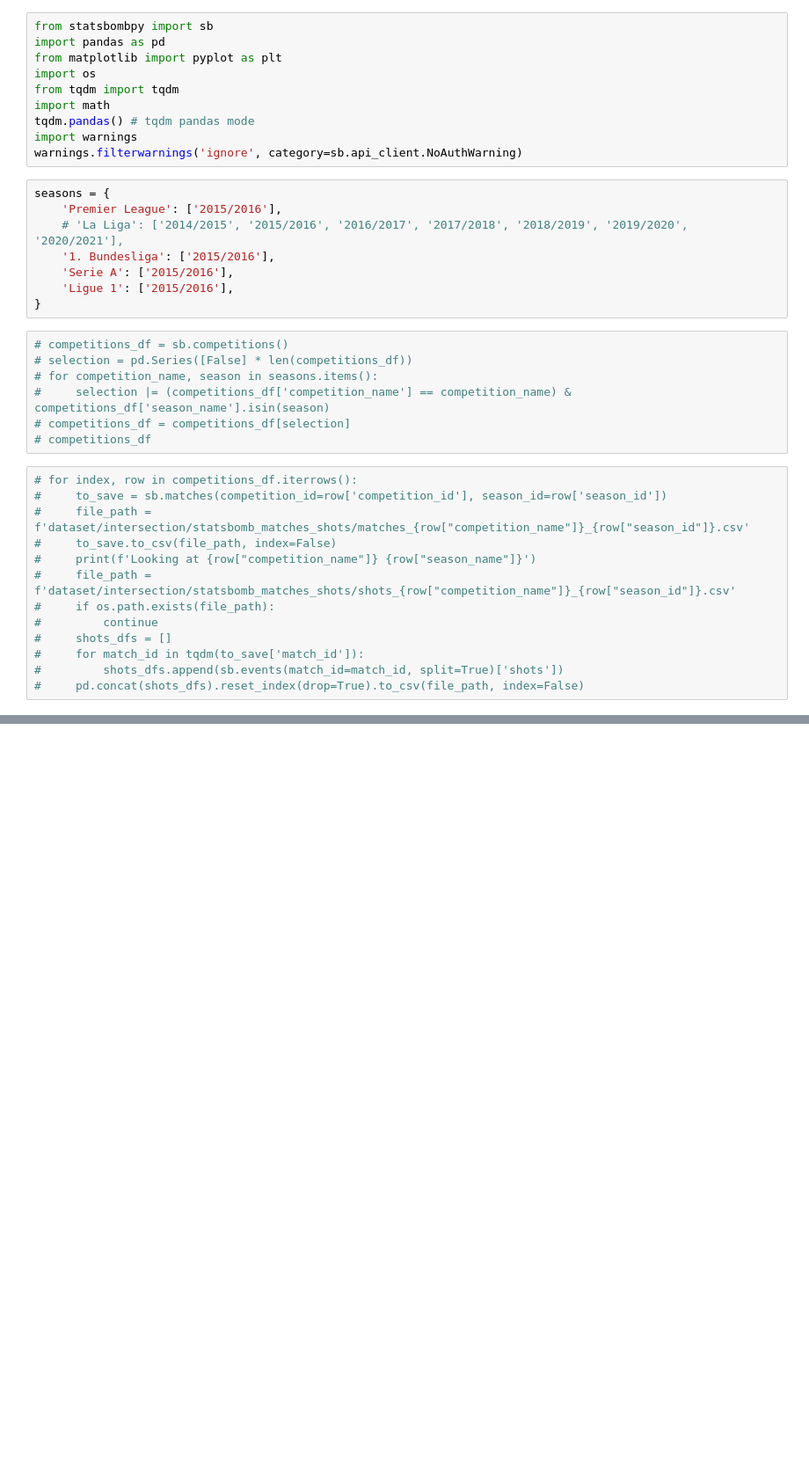
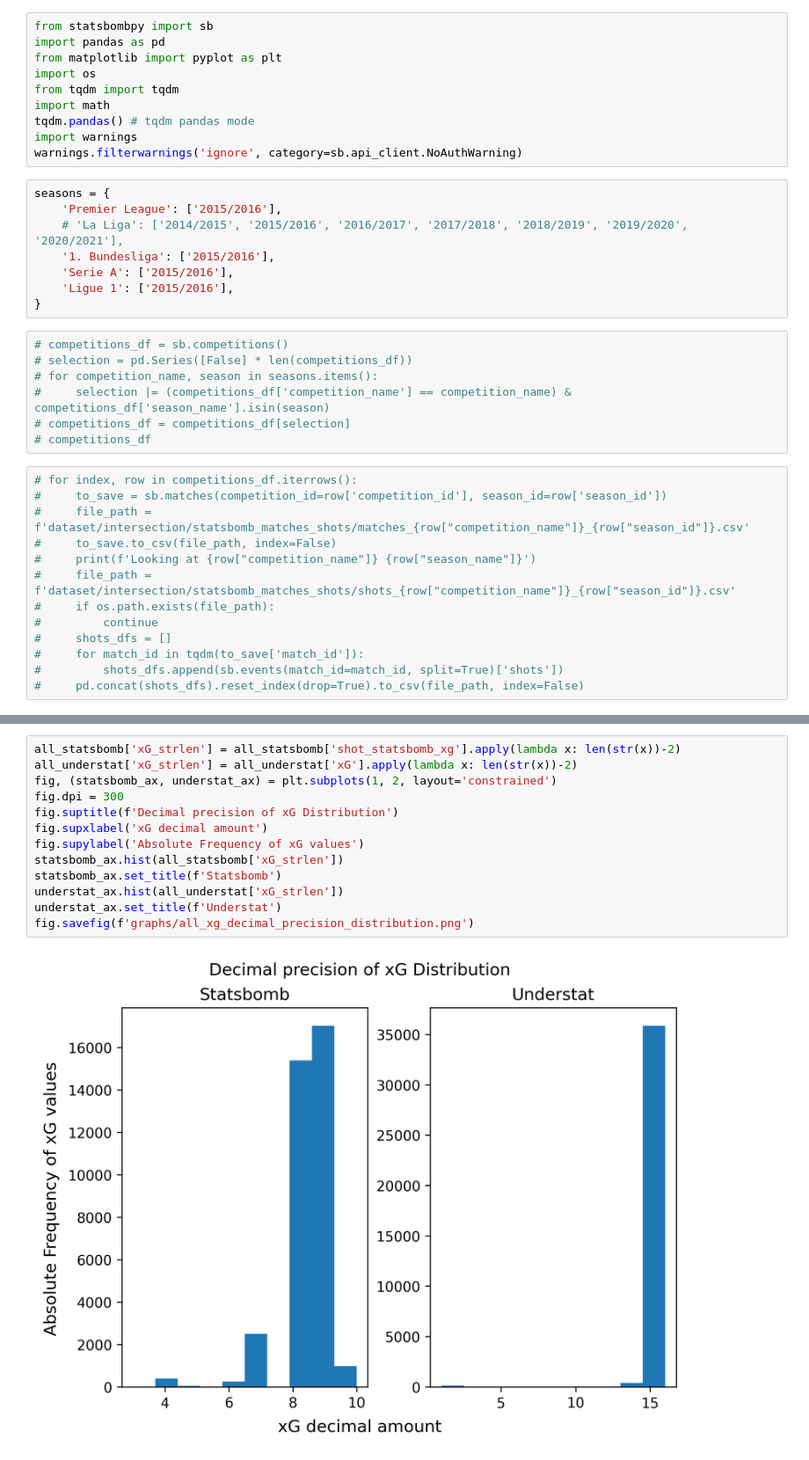
Before and after one commit to StrikerBadger/bachelor-thesis, a Jupyter notebook: intersection.ipynb, the cells around one changed output, grey strips where cells are left out. Shown: that part at 88% size. Saved outputs shown, nothing was run; the diff lists cells and outputs as text; blank space fills up the shorter version.

Commit message:
Update xG distribution graphs for multiple leagues

```diff
--- a/intersection.ipynb
+++ b/intersection.ipynb
@@ -119,0 +138,15 @@ plt.clf()
+# %%
+all_statsbomb['xG_strlen'] = all_statsbomb['shot_statsbomb_xg'].apply(lambda x: len(str(x))-2)
+all_understat['xG_strlen'] = all_understat['xG'].apply(lambda x: len(str(x))-2)
+fig, (statsbomb_ax, understat_ax) = plt.subplots(1, 2, layout='constrained')
+fig.dpi = 300
+fig.suptitle(f'Decimal precision of xG Distribution')
+fig.supxlabel('xG decimal amount')
+fig.supylabel('Absolute Frequency of xG values')
+statsbomb_ax.hist(all_statsbomb['xG_strlen'])
+statsbomb_ax.set_title(f'Statsbomb')
+understat_ax.hist(all_understat['xG_strlen'])
+understat_ax.set_title(f'Understat')
+fig.savefig(f'graphs/all_xg_decimal_precision_distribution.png')
+# %% [output]
+[figure, added]
```
Also changed, not shown: parts of 2 cells of this notebook, 8 other files.
